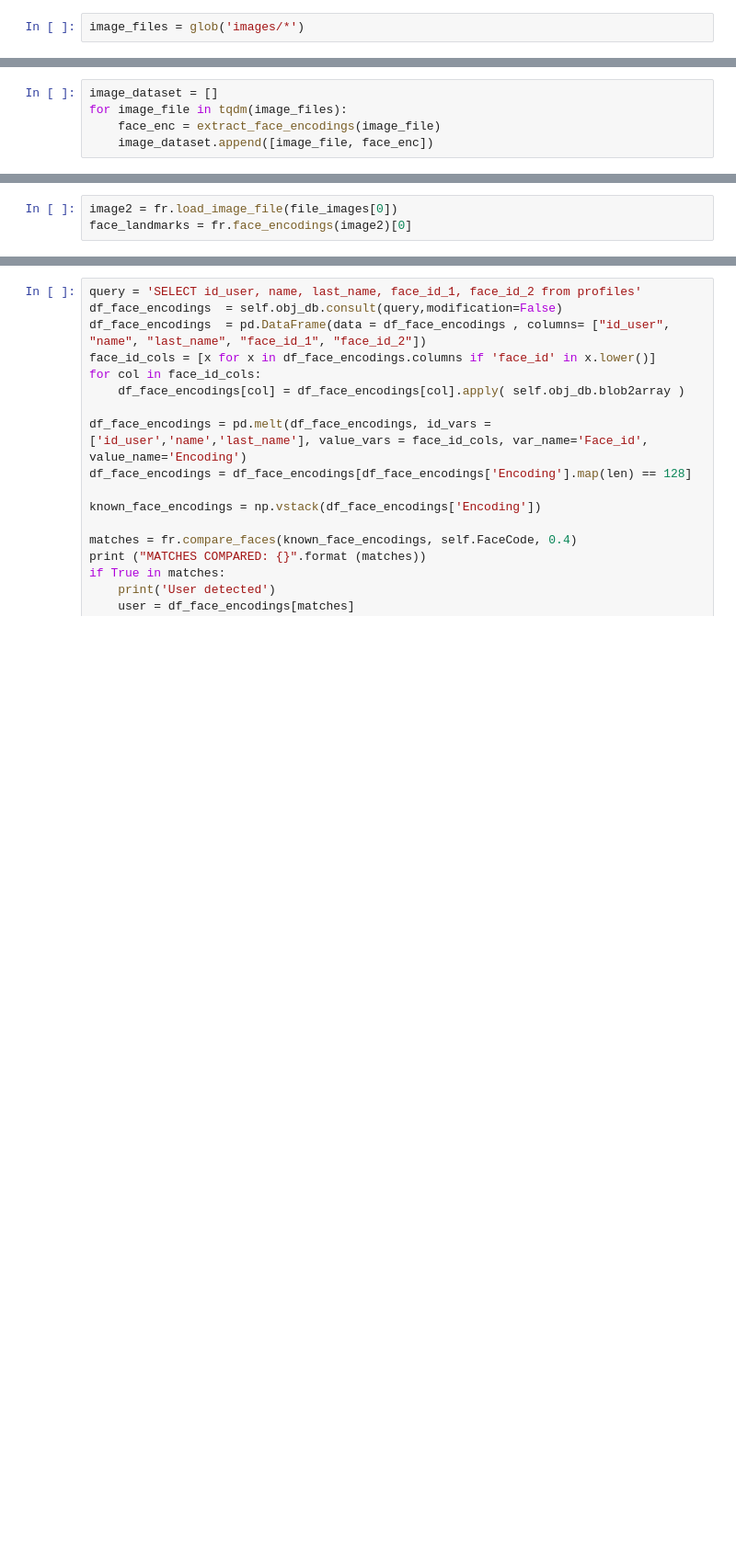
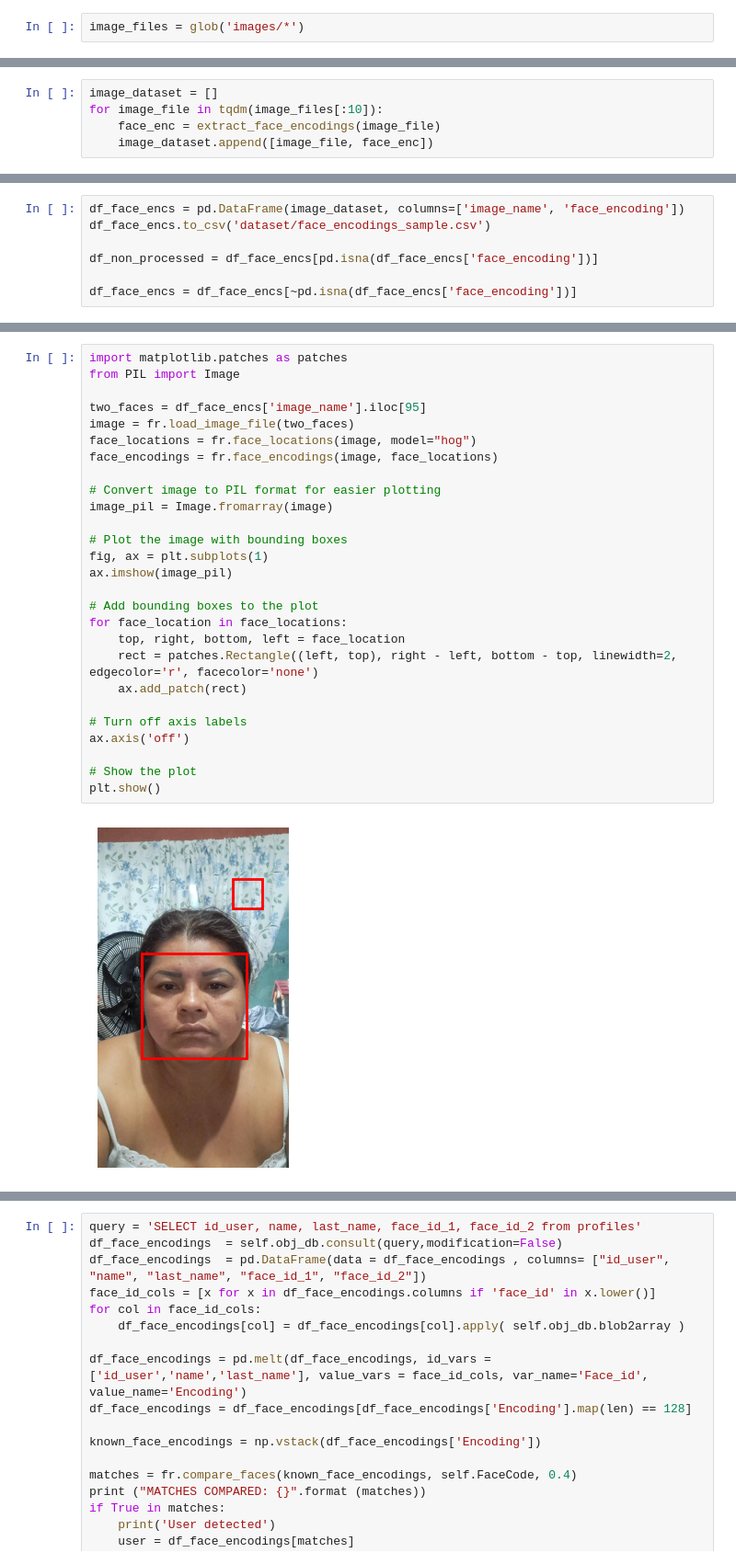
Before and after one commit to dfbaron/desarrolloFaceRecognition, a Jupyter notebook: main.ipynb, the cells around one changed output, grey strips where cells are left out. Shown at 92% size. Drawn from its saved outputs; the diff is of its cells as text; blank space fills up the shorter version.

```diff
--- a/main.ipynb
+++ b/main.ipynb
@@ -35,6 +75,6 @@ IndexError: list index out of range
 # %%
 image_dataset = []
-for image_file in tqdm(image_files):
+for image_file in tqdm(image_files[:10]):
     face_enc = extract_face_encodings(image_file)
     image_dataset.append([image_file, face_enc])
 # %% [output]
@@ -42,3 +82,7 @@ IndexError: list index out of range
-# %%
-image2 = fr.load_image_file(file_images[0])
-face_landmarks = fr.face_encodings(image2)[0]
+# %%
+df_face_encs = pd.DataFrame(image_dataset, columns=['image_name', 'face_encoding'])
+df_face_encs.to_csv('dataset/face_encodings_sample.csv')
+
+df_non_processed = df_face_encs[pd.isna(df_face_encs['face_encoding'])]
+
+df_face_encs = df_face_encs[~pd.isna(df_face_encs['face_encoding'])]
@@ -44,0 +122,29 @@ face_landmarks = fr.face_encodings(image2)[0]
+# %%
+import matplotlib.patches as patches
+from PIL import Image
+
+two_faces = df_face_encs['image_name'].iloc[95]
+image = fr.load_image_file(two_faces)
+face_locations = fr.face_locations(image, model="hog")
+face_encodings = fr.face_encodings(image, face_locations)
+
+# Convert image to PIL format for easier plotting
+image_pil = Image.fromarray(image)
+
+# Plot the image with bounding boxes
+fig, ax = plt.subplots(1)
+ax.imshow(image_pil)
+
+# Add bounding boxes to the plot
+for face_location in face_locations:
+    top, right, bottom, left = face_location
+    rect = patches.Rectangle((left, top), right - left, bottom - top, linewidth=2, edgecolor='r', facecolor='none')
+    ax.add_patch(rect)
+
+# Turn off axis labels
+ax.axis('off')
+
+# Show the plot
+plt.show()
+# %% [output]
+[figure, added]
```
Also changed, not shown: parts of 15 cells of this notebook, 3 other files.
